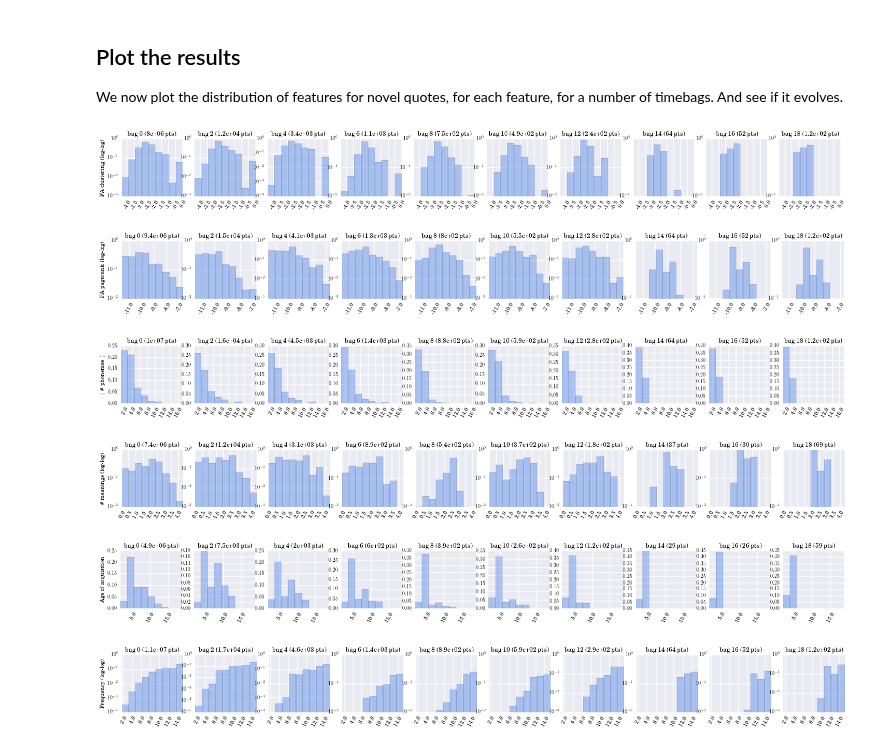
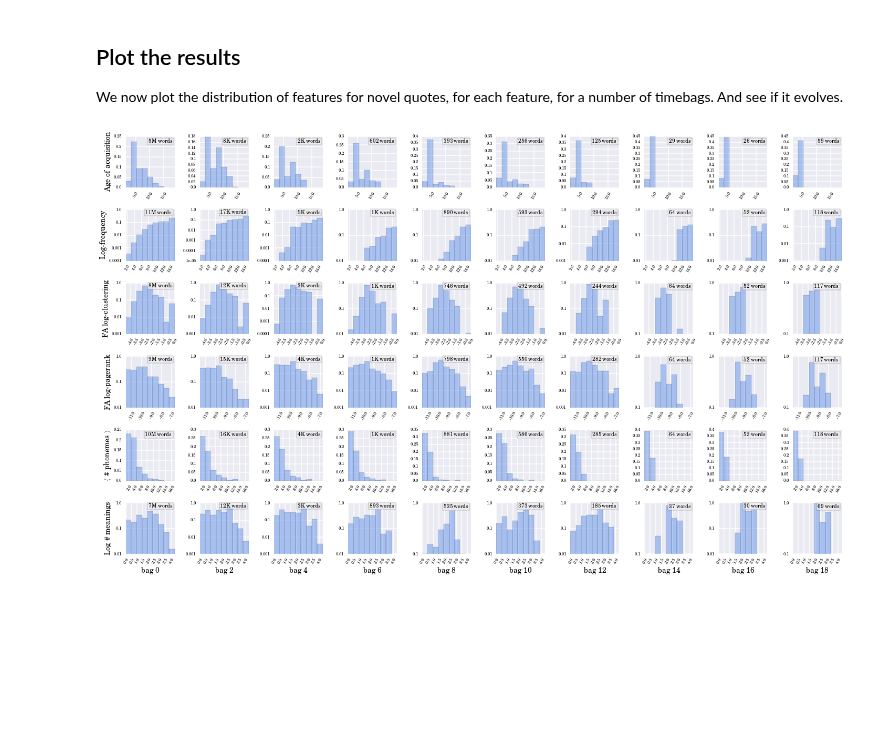
Before and after one commit to wehlutyk/brainscopypaste, a Jupyter notebook: paper_features_timebags_evolution_recursive_min-20-tbgs.ipynb, the cells around one changed output. Saved outputs shown, nothing was run; the diff lists cells and outputs as text; code cells hidden in the pictures; blank space fills up the shorter version.

Commit message:
Fix figure building for timebag evolution

```diff
--- a/paper_features_timebags_evolution_recursive_min-20-tbgs.ipynb
+++ b/paper_features_timebags_evolution_recursive_min-20-tbgs.ipynb
@@ -98 +16,8 @@ def get_filtered_relems_and_strings(tbg, ref_strings):
+# %%
+included_features = ['aoa_Kuperman',
+                     'mt_frequencies',
+                     'fa_CCs',
+                     'fa_PR_scores',
+                     'cmu_MNphonemes',
+                     'wn_NSigns']
 # %%
@@ -118,6 +44,14 @@ def translate(labels):
         return [tr_map[l] for l in labels]
     else:
         return tr_map[labels]
+# %%
+from __future__ import division
+
+def build_nwords_string(nvalues):
+    """Compute a string like '1K words' or '20M words' from 1,000 or 20,000,000."""
+    n_power = np.floor(np.log10(nvalues))
+    n_basepower = 3 * int(n_power // 3)
+    return str(int(np.round(nvalues / 10 ** n_basepower))) + (' words' if n_basepower == 0 else ('K words' if n_basepower == 3 else 'M words'))
 # %% [markdown]
 ## The analysis itself
 
@@ -142,37 +69,47 @@ We now plot the distribution of features for novel quotes, for each feature, for
 # %%
 nbins = 10             # Number of bins to use in histograms
 n_timebags_shown = 10  # Number of timebags to plot for each feature
 n_timebags_step = 2    # Step between two plotted timebags
+small_fontsize = 8     # fontsize for small, not so important text
+med_fontsize = 10      # fontsize for medium, moderately important text
+big_fontsize = 14      # fontsize for big, important text
 
-for fsrc, ftypes in included_features_dict.iteritems():
-    for ftype in ftypes:
-        tbgs_empirical_values = empirical_features[fsrc][ftype]
-        fig, axs = mpl.pyplot.subplots(1, n_timebags_shown, figsize=(25, 2), sharex=True)
+fig, axs = mpl.pyplot.subplots(len(included_features), n_timebags_shown,
+                               figsize=(2 * n_timebags_shown, 2 * len(included_features)))
 
-        # Should we use a log-scale?
-        log = st.mt_analysis_features[fsrc][ftype]['log']
-        logtext = ' (log-log)' if log else ''
-        vals = []
-        for lvals in tbgs_empirical_values[:n_timebags_shown * n_timebags_step:n_timebags_step]:
-            vals.append(np.log(lvals) if log else lvals)
+for i, ffullname in enumerate(included_features):
+    ffullname_parts = ffullname.split('_')
+    fsrc = ffullname_parts[0]
+    ftype = '_'.join(ffullname_parts[1:])
 
-        vmin = np.array([v.min() for v in vals]).min()
-        vmax = np.array([v.max() for v in vals]).max()
-        bins = np.linspace(vmin, vmax, nbins)
+    log = st.mt_analysis_features[fsrc][ftype]['log']
+    tbgs_empirical_values = empirical_features[fsrc][ftype]
 
-        internal_name = '{}_{}'.format(fsrc, ftype)
-        axs[0].set_ylabel(translate(internal_name) + logtext)
-        for i in range(n_timebags_shown):
-            axs[i].hist(vals[i], bins=bins, log=log, normed=True, color="#6495ED", alpha=0.5)
-            axs[i].set_title('bag {} ({:.2g} pts)'.format(i * n_timebags_step, len(vals[i])))
-            axs[i].set_xlim([bins.min(), bins.max()])
-            axs[i].set_xticklabels(axs[i].get_xticks(), rotation=60)
+    vals = []
+    for lvals in tbgs_empirical_values[:n_timebags_shown * n_timebags_step:n_timebags_step]:
+        # Convert to log if asked to
+        vals.append(np.log(lvals) if log else lvals)
+    vmin = np.array([v.min() for v in vals]).min()
+    vmax = np.array([v.max() for v in vals]).max()
+    bins = np.linspace(vmin, vmax, nbins)
 
-        fig.canvas.print_figure('paper-figures/timebags_evolution-{}.png'.format(internal_name), dpi=300)
+    axs[i, 0].set_ylabel(translate(ffullname), fontsize=big_fontsize)
+    for j in range(n_timebags_shown):
+        axs[i, j].hist(vals[j], bins=bins, log=log, normed=True, color="#6495ED", alpha=0.5)
+        axs[i, j].set_xlim([bins.min(), bins.max()])
+        axs[i, j].set_xticklabels(axs[i, j].get_xticks(), rotation=60, fontsize=small_fontsize)
+        axs[i, j].set_yticklabels(axs[i, j].get_yticks(), fontsize=small_fontsize)
+        xmin, xmax = axs[i, j].get_xlim()
+        xspan = xmax - xmin
+        ymin, ymax = axs[i, j].get_ylim()
+        yspan = ymax - ymin
+        axs[i, j].text(xmin + xspan * 0.95, ymin + yspan * 0.95, build_nwords_string(len(vals[j])),
+                       ha='right', va='top', fontsize=med_fontsize,
+                       bbox=dict(facecolor=sb.desaturate('#EAEAF2', 0.2), alpha=0.7))
+
+for j in range(n_timebags_shown):
+    axs[-1, j].set_xlabel('bag {}'.format(j * n_timebags_step), fontsize=big_fontsize)
+fig.tight_layout()
+fig.savefig('paper-figures/timebags_evolution.png', bbox_inches='tight', dpi=300)
 # %% [output]
-[figure, old version]
+[figure, new version]
-[figure, removed]
-[figure, removed]
-[figure, removed]
-[figure, removed]
-[figure, removed]
```
Also changed, not shown: parts of 5 cells of this notebook, 7 other files.
